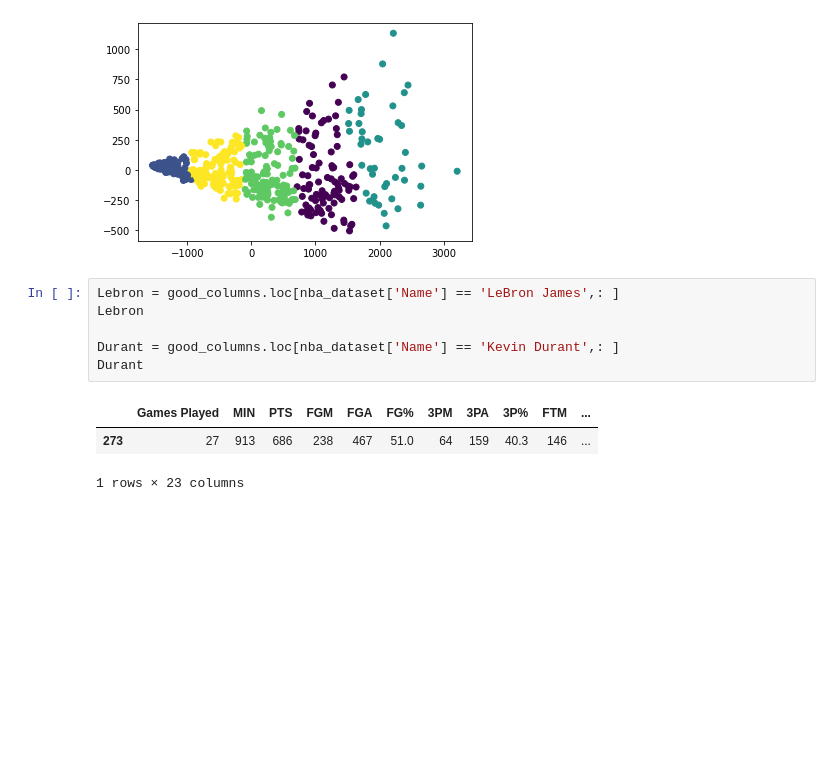
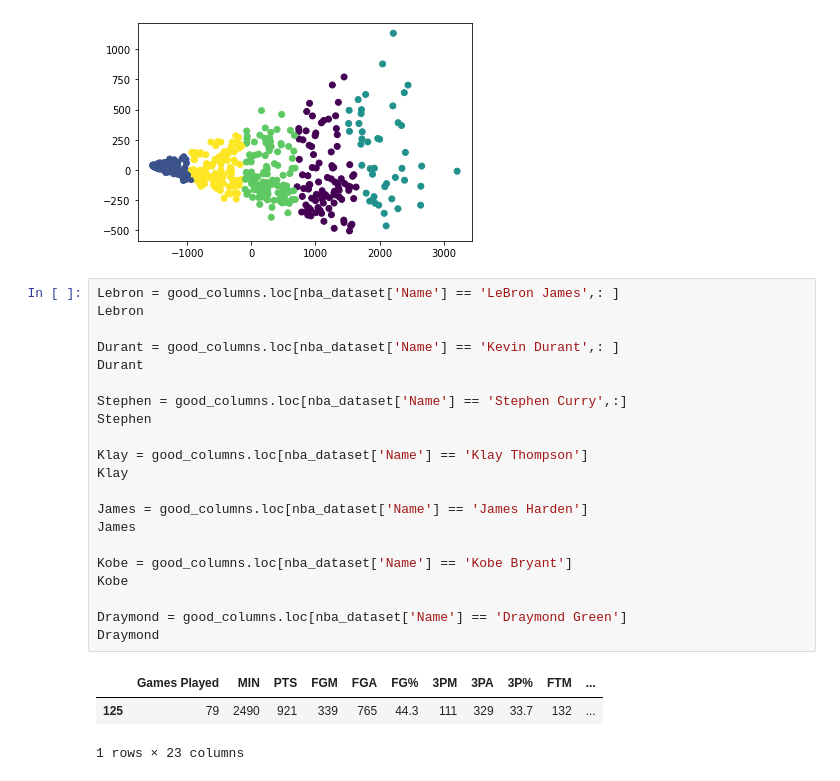
Before and after one commit to JDhyeok/data-science-starter, a Jupyter notebook: NBAVisualization.ipynb, the cells around one changed output. Drawn from its saved outputs; the diff is of its cells as text; blank space fills up the shorter version.

```diff
--- a/NBAVisualization.ipynb
+++ b/NBAVisualization.ipynb
@@ -97,12 +97,27 @@ plt.show()
 # %%
 Lebron = good_columns.loc[nba_dataset['Name'] == 'LeBron James',: ]
 Lebron
 
 Durant = good_columns.loc[nba_dataset['Name'] == 'Kevin Durant',: ]
 Durant
+
+Stephen = good_columns.loc[nba_dataset['Name'] == 'Stephen Curry',:]
+Stephen
+
+Klay = good_columns.loc[nba_dataset['Name'] == 'Klay Thompson']
+Klay
+
+James = good_columns.loc[nba_dataset['Name'] == 'James Harden']
+James
+
+Kobe = good_columns.loc[nba_dataset['Name'] == 'Kobe Bryant']
+Kobe
+
+Draymond = good_columns.loc[nba_dataset['Name'] == 'Draymond Green']
+Draymond
 # %% [output]
 |  | Games Played | MIN | PTS | FGM | FGA | FG% | 3PM | 3PA | 3P% | FTM | ... |
-| 273 | 27 | 913 | 686 | 238 | 467 | 51.0 | 64 | 159 | 40.3 | 146 | ... |
+| 125 | 79 | 2490 | 921 | 339 | 765 | 44.3 | 111 | 329 | 33.7 | 132 | ... |
 1 rows × 23 columns
 # %%
 LeBron_list = Lebron.values.tolist()
```
Also changed, not shown: parts of 3 cells of this notebook.
